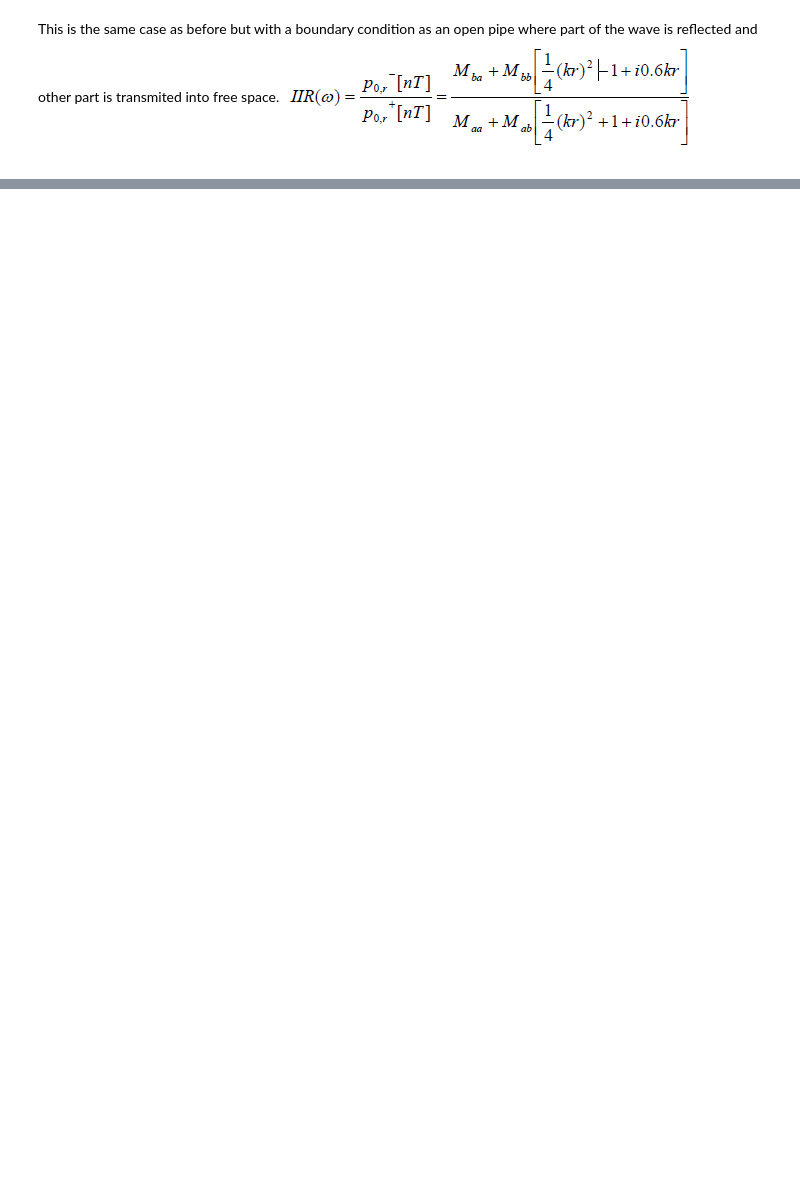
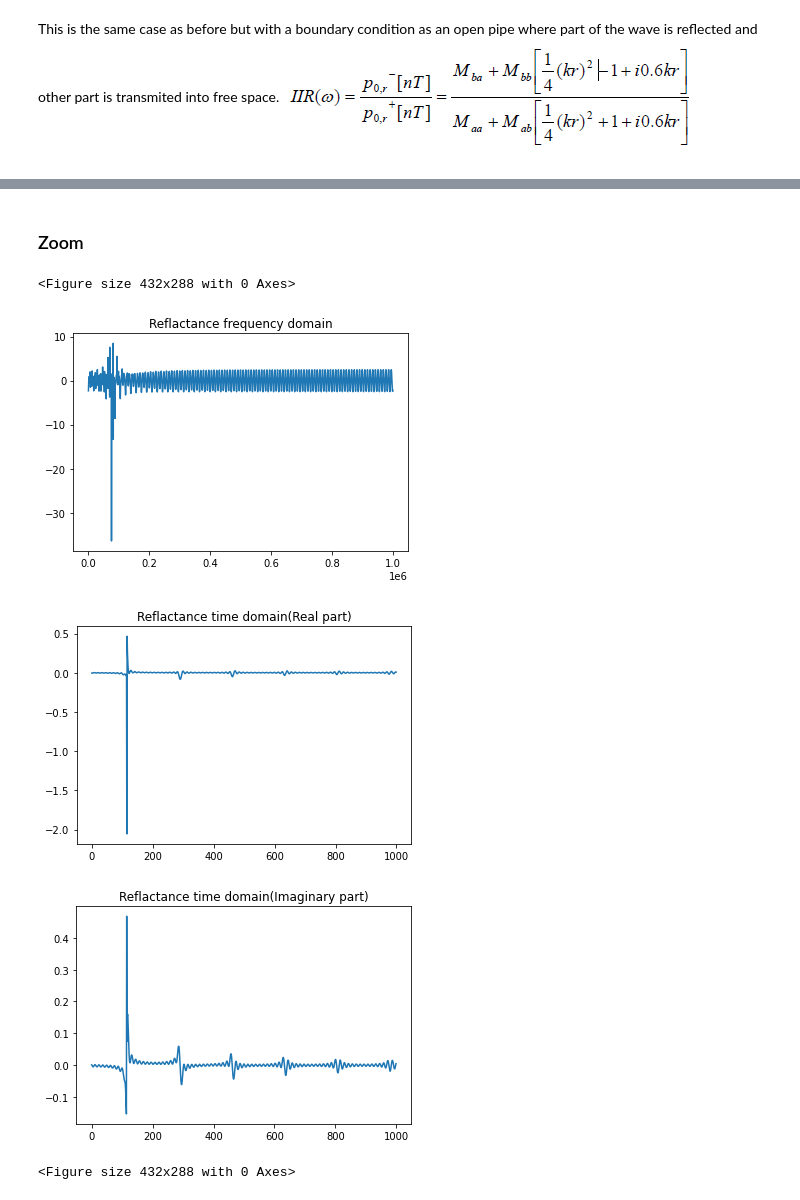
Before and after one commit to JuanpaGaviria/Acustic-Pulse-Reflectometry, a Jupyter notebook: test.ipynb, the cells around one changed output, grey strips where cells are left out. Saved outputs shown, nothing was run; the diff lists cells and outputs as text; code cells hidden in the pictures; blank space fills up the shorter version.

```diff
--- a/test.ipynb
+++ b/test.ipynb
@@ -121,0 +153,18 @@ plt.figure()
+# %% [markdown]
+### Zoom
+# %%
+plt.plot(w,response)
+plt.title("Reflactance frequency domain")
+plt.figure()
+plt.plot(np.real(ift[0:1000]))
+plt.title("Reflactance time domain(Real part)")
+plt.figure()
+plt.plot(np.imag(ift[0:1000]))
+plt.title("Reflactance time domain(Imaginary part)")
+plt.figure()
+# %% [output]
+<Figure size 432x288 with 0 Axes>
+[figure, added]
+[figure, added]
+[figure, added]
+<Figure size 432x288 with 0 Axes>
```
Also changed, not shown: parts of 14 cells of this notebook.
